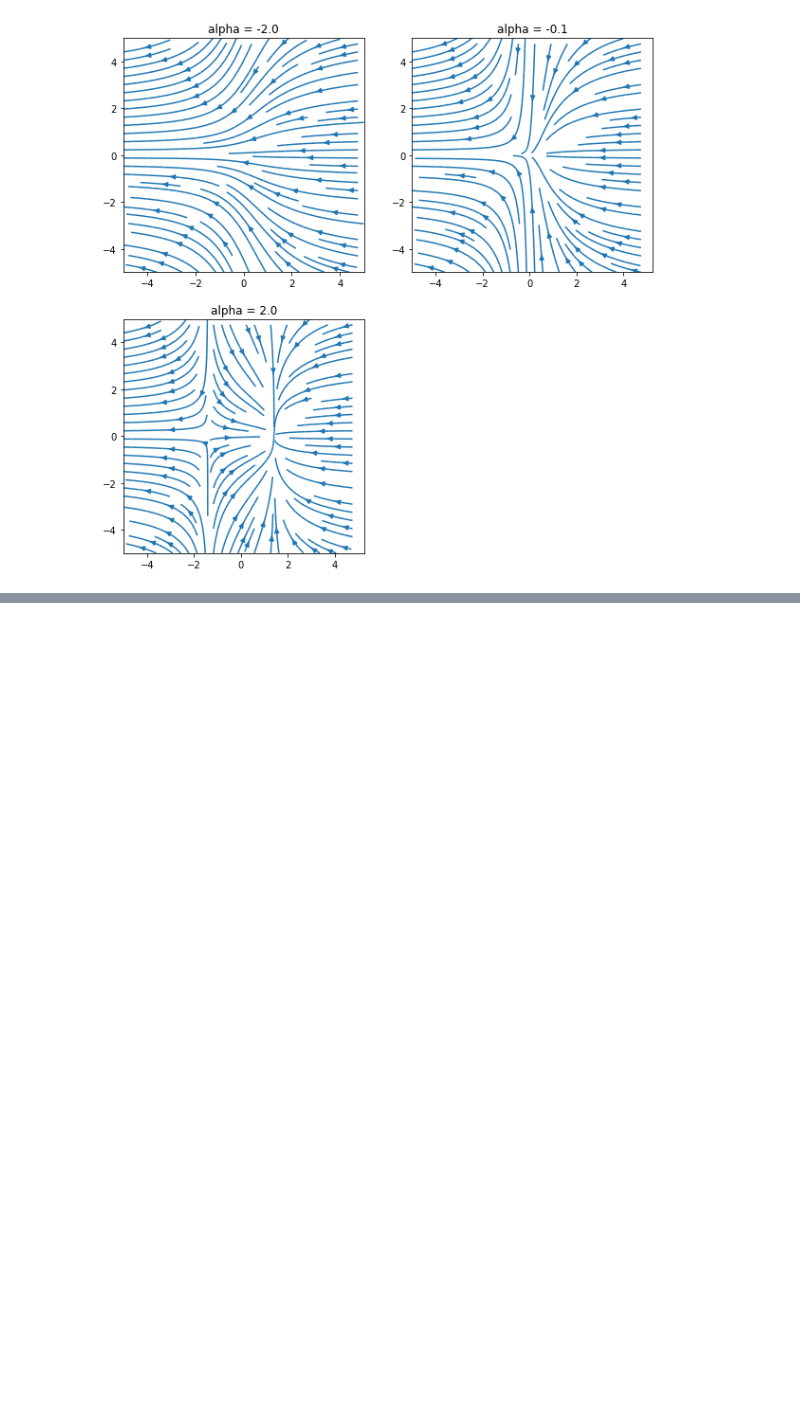
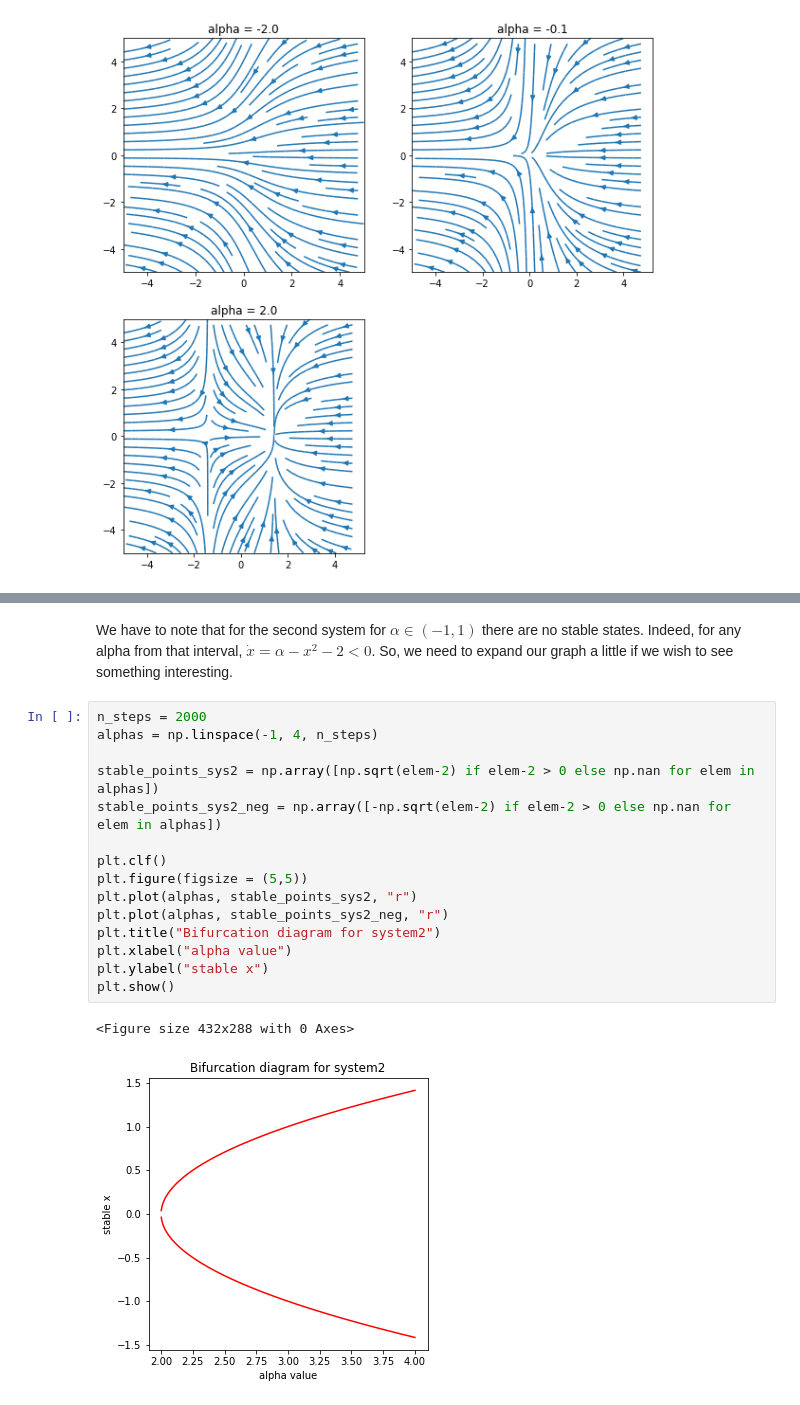
Before and after one commit to esprit1995/mlcrowd, a Jupyter notebook: assignment3/task1-2.ipynb, the cells around one changed output, grey strips where cells are left out. Drawn from its saved outputs; the diff is of its cells as text; blank space fills up the shorter version.

```diff
--- a/assignment3/task1-2.ipynb
+++ b/assignment3/task1-2.ipynb
@@ -173,0 +195,20 @@ Looks good. Now, let's move on to the bifurcation diagrams.
+# %% [markdown]
+We have to note that for the second system for $\alpha \in (-1,1)$ there are no stable states. Indeed, for any alpha from that interval, $\dot{x} = \alpha - x^2 - 2 < 0$. So, we need to expand our graph a little if we wish to see something interesting.
+# %%
+n_steps = 2000
+alphas = np.linspace(-1, 4, n_steps)
+
+stable_points_sys2 = np.array([np.sqrt(elem-2) if elem-2 > 0 else np.nan for elem in alphas])
+stable_points_sys2_neg = np.array([-np.sqrt(elem-2) if elem-2 > 0 else np.nan for elem in alphas])
+
+plt.clf()
+plt.figure(figsize = (5,5))
+plt.plot(alphas, stable_points_sys2, "r")
+plt.plot(alphas, stable_points_sys2_neg, "r")
+plt.title("Bifurcation diagram for system2")
+plt.xlabel("alpha value")
+plt.ylabel("stable x")
+plt.show()
+# %% [output]
+<Figure size 432x288 with 0 Axes>
+[figure, added]
```
Also changed, not shown: parts of 17 cells of this notebook.
